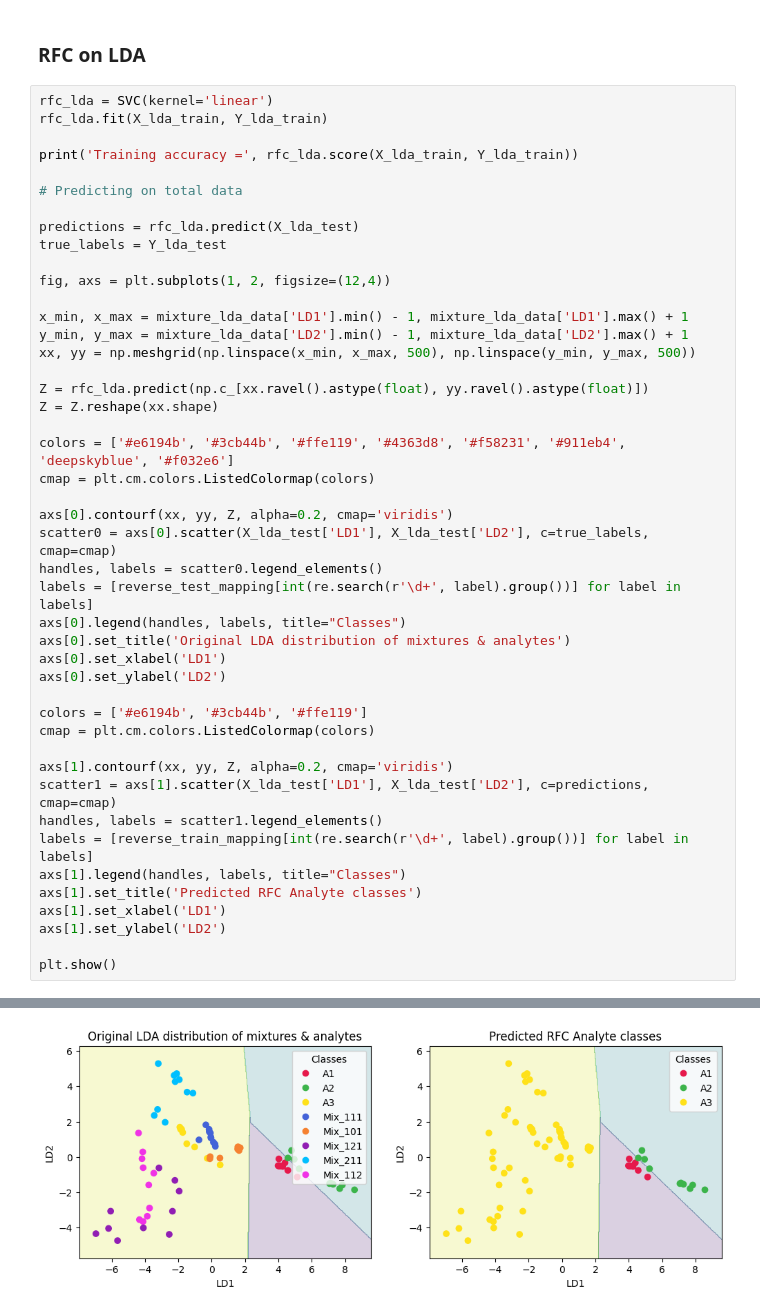
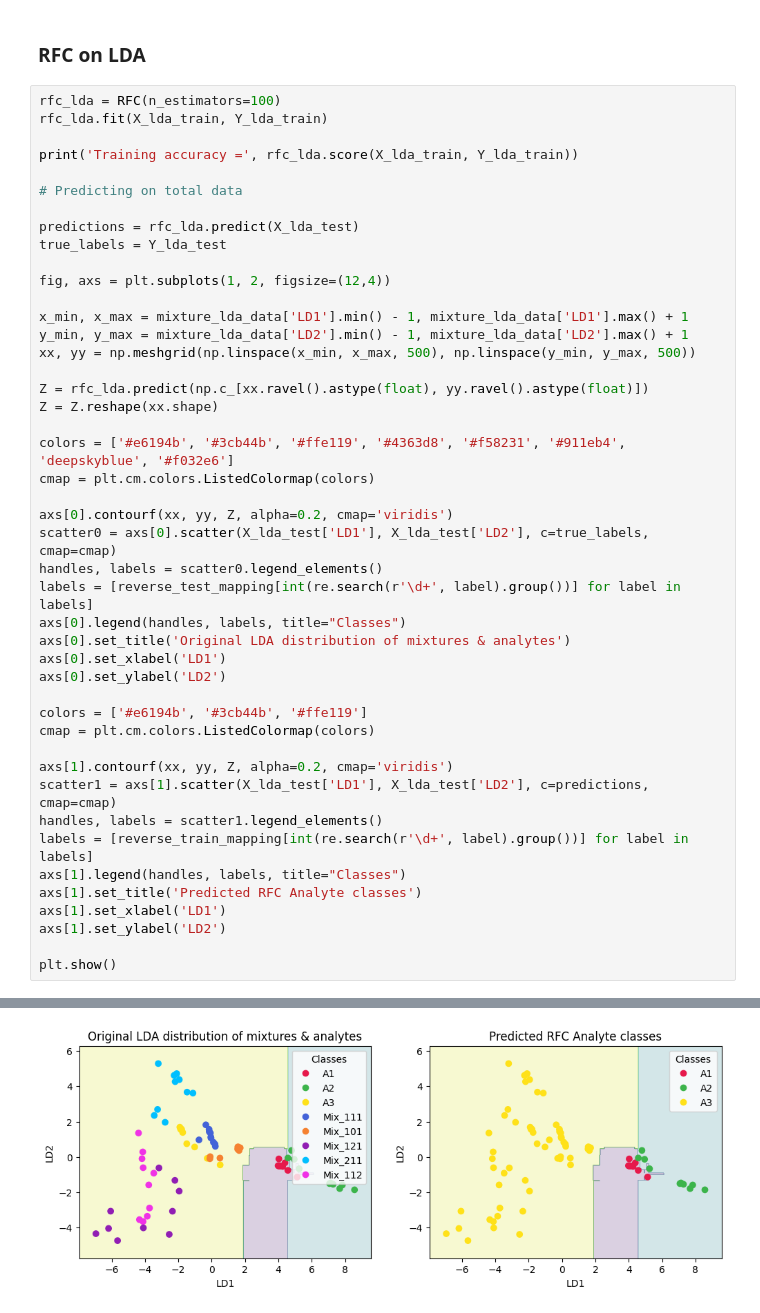
Before and after one commit to SohamD34/BTP, a Jupyter notebook: scripts/Mixture + Analytes/Mixtures on Analytes/mix_on_analyte.ipynb, the cells around one changed output, grey strips where cells are left out. Cells and saved outputs as stored; diff of their text form.

```diff
--- a/scripts/Mixture + Analytes/Mixtures on Analytes/mix_on_analyte.ipynb
+++ b/scripts/Mixture + Analytes/Mixtures on Analytes/mix_on_analyte.ipynb
@@ -211,7 +211,7 @@ Training accuracy = 1.0
 # %% [markdown]
 ### RFC on LDA
 # %%
-rfc_lda = SVC(kernel='linear')
+rfc_lda = RFC(n_estimators=100)
 rfc_lda.fit(X_lda_train, Y_lda_train)
 
 print('Training accuracy =', rfc_lda.score(X_lda_train, Y_lda_train))
@@ -230,31 +230,31 @@ xx, yy = np.meshgrid(np.linspace(x_min, x_max, 500), np.linspace(y_min, y_max, 5
 Z = rfc_lda.predict(np.c_[xx.ravel().astype(float), yy.ravel().astype(float)])
 Z = Z.reshape(xx.shape)
 
 colors = ['#e6194b', '#3cb44b', '#ffe119', '#4363d8', '#f58231', '#911eb4', 'deepskyblue', '#f032e6']
 cmap = plt.cm.colors.ListedColormap(colors)
 
 axs[0].contourf(xx, yy, Z, alpha=0.2, cmap='viridis')
 scatter0 = axs[0].scatter(X_lda_test['LD1'], X_lda_test['LD2'], c=true_labels, cmap=cmap)
 handles, labels = scatter0.legend_elements()
 labels = [reverse_test_mapping[int(re.search(r'\d+', label).group())] for label in labels]
 axs[0].legend(handles, labels, title="Classes")
 axs[0].set_title('Original LDA distribution of mixtures & analytes')
 axs[0].set_xlabel('LD1')
 axs[0].set_ylabel('LD2')
 
 colors = ['#e6194b', '#3cb44b', '#ffe119']
 cmap = plt.cm.colors.ListedColormap(colors)
 
 axs[1].contourf(xx, yy, Z, alpha=0.2, cmap='viridis')
 scatter1 = axs[1].scatter(X_lda_test['LD1'], X_lda_test['LD2'], c=predictions, cmap=cmap)
 handles, labels = scatter1.legend_elements()
 labels = [reverse_train_mapping[int(re.search(r'\d+', label).group())] for label in labels]
 axs[1].legend(handles, labels, title="Classes")
 axs[1].set_title('Predicted RFC Analyte classes')
 axs[1].set_xlabel('LD1')
 axs[1].set_ylabel('LD2')
 
 plt.show()
 # %% [output]
 Training accuracy = 1.0
-[figure, old version]
+[figure, new version]
```
Also changed, not shown: parts of 2 cells of this notebook.
